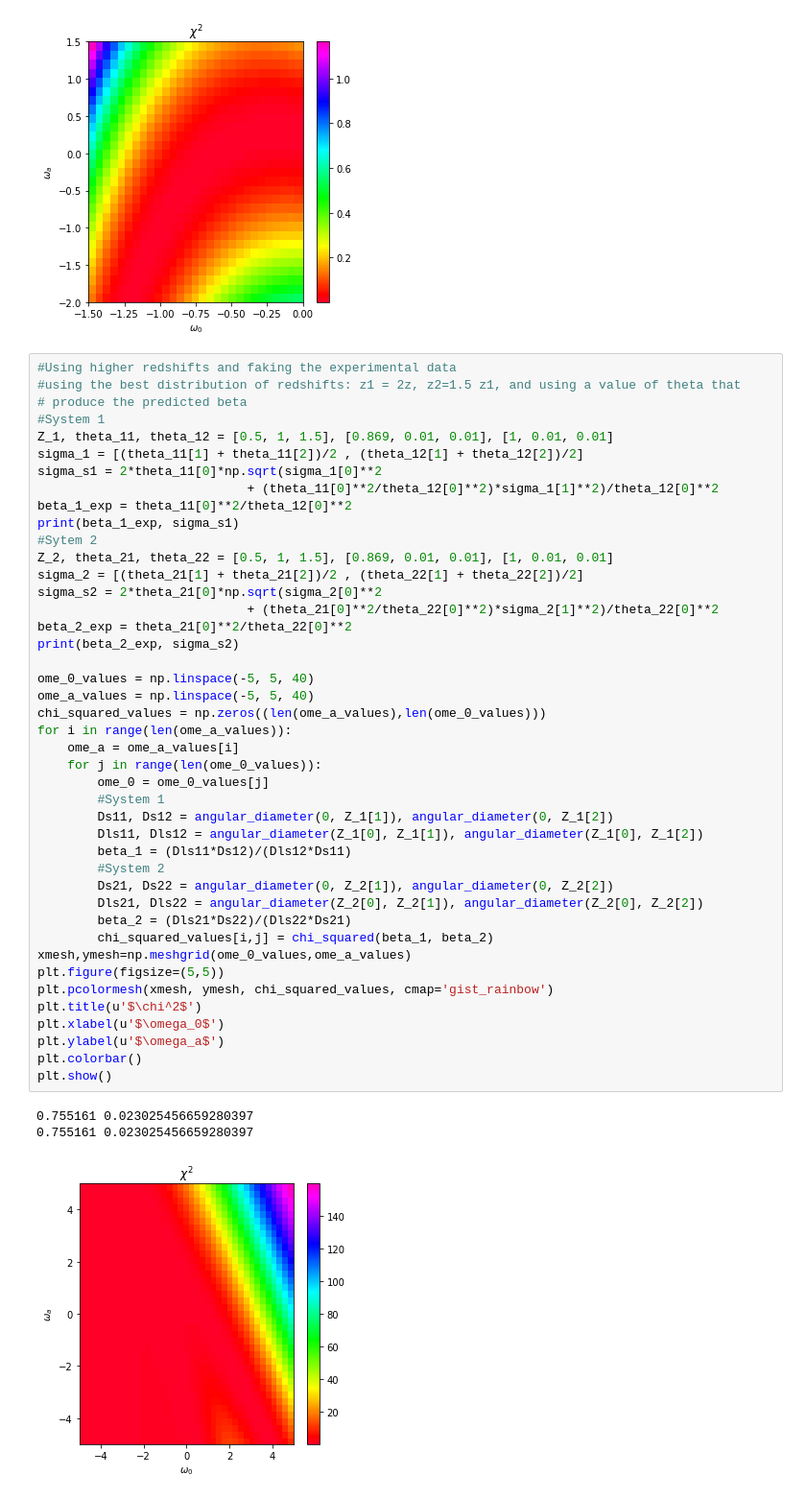
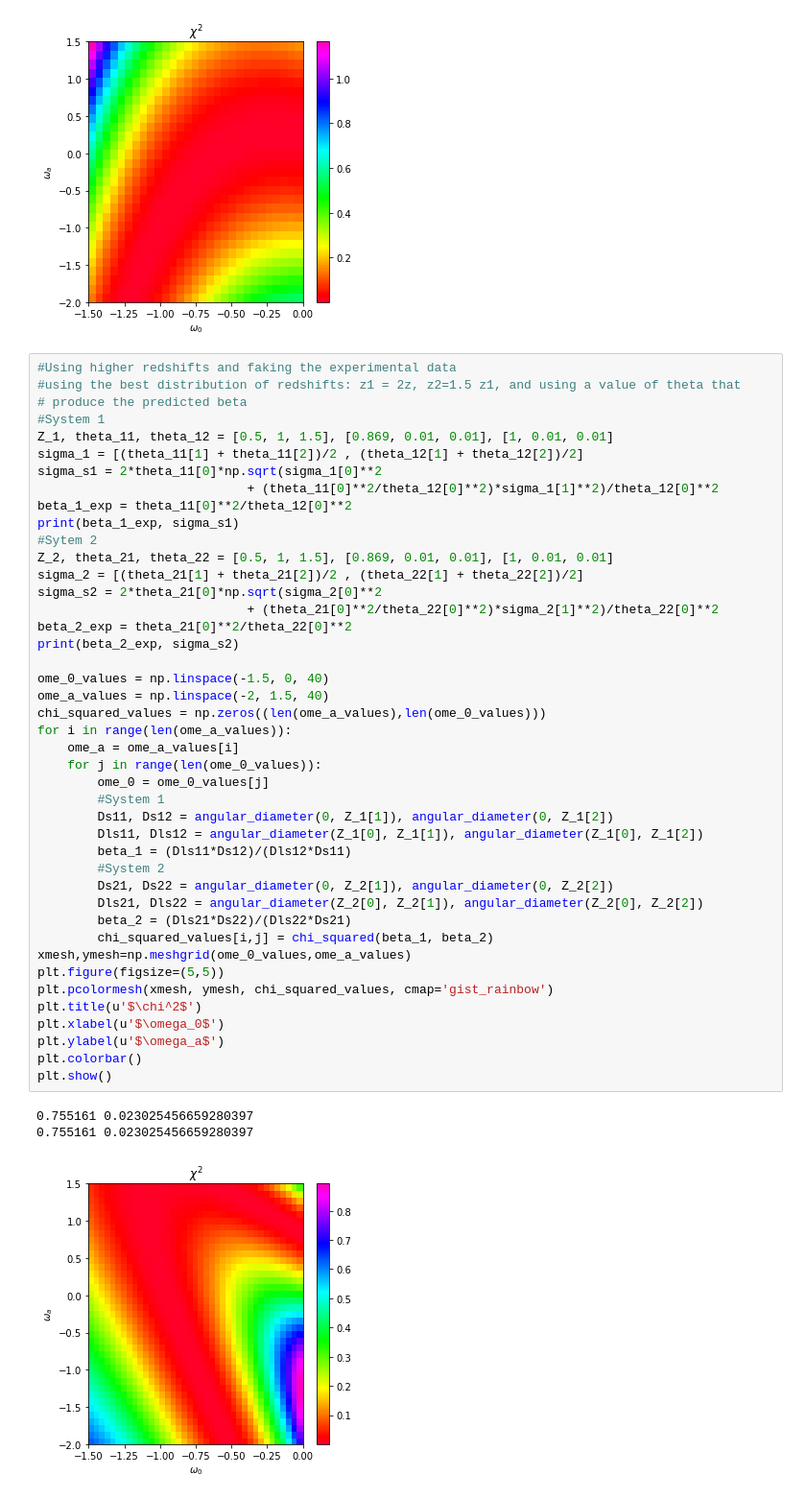
Before and after one commit to JimenaGonzalez/Astro-730, a Jupyter notebook: Analysis-Copy1.ipynb, the cells around one changed output. Shown: that part at 96% size. Saved outputs shown, nothing was run; the diff lists cells and outputs as text.

```diff
--- a/Analysis-Copy1.ipynb
+++ b/Analysis-Copy1.ipynb
@@ -329,33 +329,33 @@ sigma_2 = [(theta_21[1] + theta_21[2])/2 , (theta_22[1] + theta_22[2])/2]
 sigma_s2 = 2*theta_21[0]*np.sqrt(sigma_2[0]**2
                             + (theta_21[0]**2/theta_22[0]**2)*sigma_2[1]**2)/theta_22[0]**2
 beta_2_exp = theta_21[0]**2/theta_22[0]**2
 print(beta_2_exp, sigma_s2)
 
-ome_0_values = np.linspace(-5, 5, 40)
-ome_a_values = np.linspace(-5, 5, 40)
+ome_0_values = np.linspace(-1.5, 0, 40)
+ome_a_values = np.linspace(-2, 1.5, 40)
 chi_squared_values = np.zeros((len(ome_a_values),len(ome_0_values)))
 for i in range(len(ome_a_values)):
     ome_a = ome_a_values[i]
     for j in range(len(ome_0_values)):
         ome_0 = ome_0_values[j]
         #System 1
         Ds11, Ds12 = angular_diameter(0, Z_1[1]), angular_diameter(0, Z_1[2])
         Dls11, Dls12 = angular_diameter(Z_1[0], Z_1[1]), angular_diameter(Z_1[0], Z_1[2])
         beta_1 = (Dls11*Ds12)/(Dls12*Ds11)
         #System 2
         Ds21, Ds22 = angular_diameter(0, Z_2[1]), angular_diameter(0, Z_2[2])
         Dls21, Dls22 = angular_diameter(Z_2[0], Z_2[1]), angular_diameter(Z_2[0], Z_2[2])
         beta_2 = (Dls21*Ds22)/(Dls22*Ds21)
         chi_squared_values[i,j] = chi_squared(beta_1, beta_2)
 xmesh,ymesh=np.meshgrid(ome_0_values,ome_a_values)
 plt.figure(figsize=(5,5))
 plt.pcolormesh(xmesh, ymesh, chi_squared_values, cmap='gist_rainbow')
 plt.title(u'$\chi^2$')
 plt.xlabel(u'$\omega_0$')
 plt.ylabel(u'$\omega_a$')
 plt.colorbar()
 plt.show()
 # %% [output]
 0.755161 0.023025456659280397
 0.755161 0.023025456659280397
-[figure, old version]
+[figure, new version]
```
Also changed, not shown: 1 other file.
